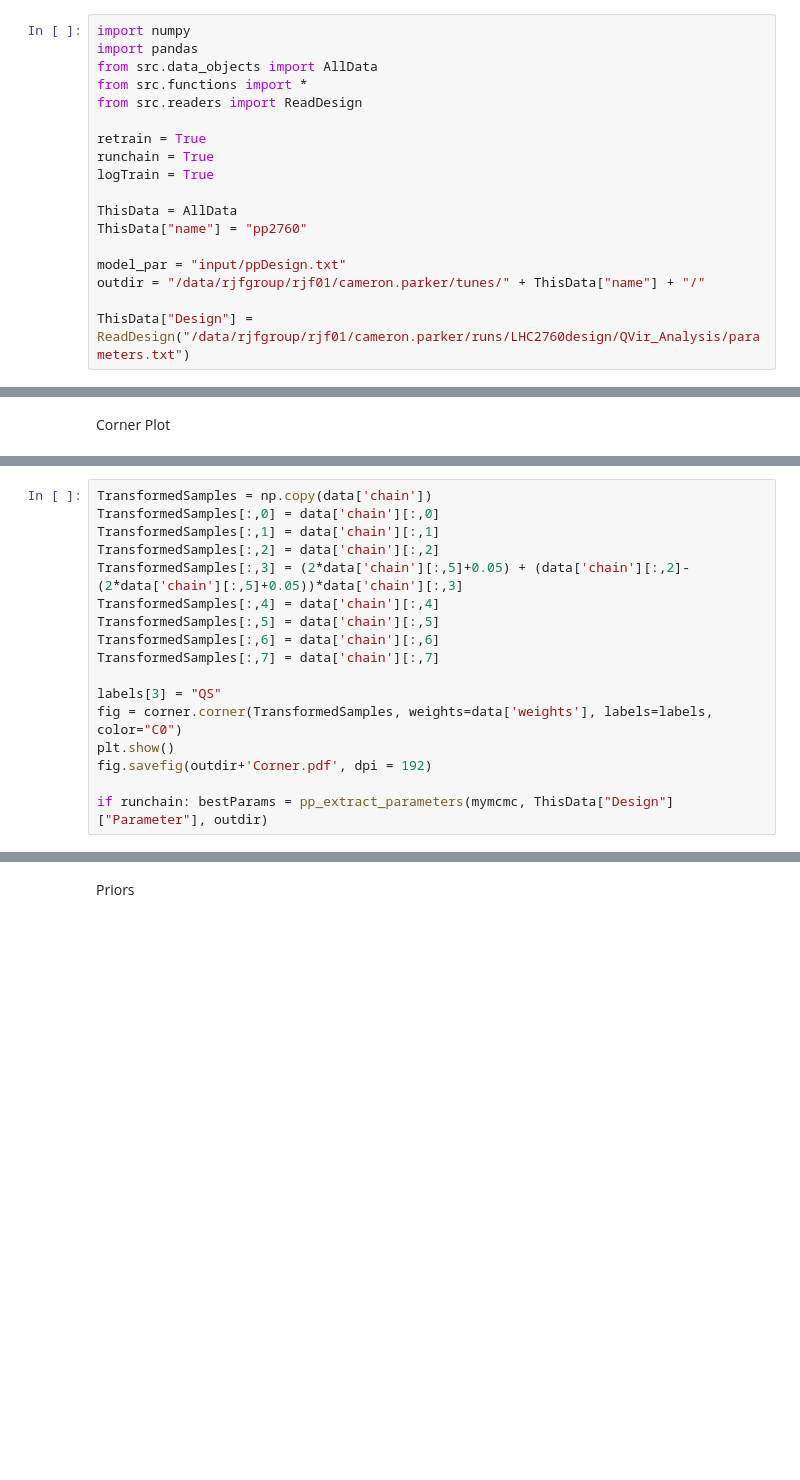
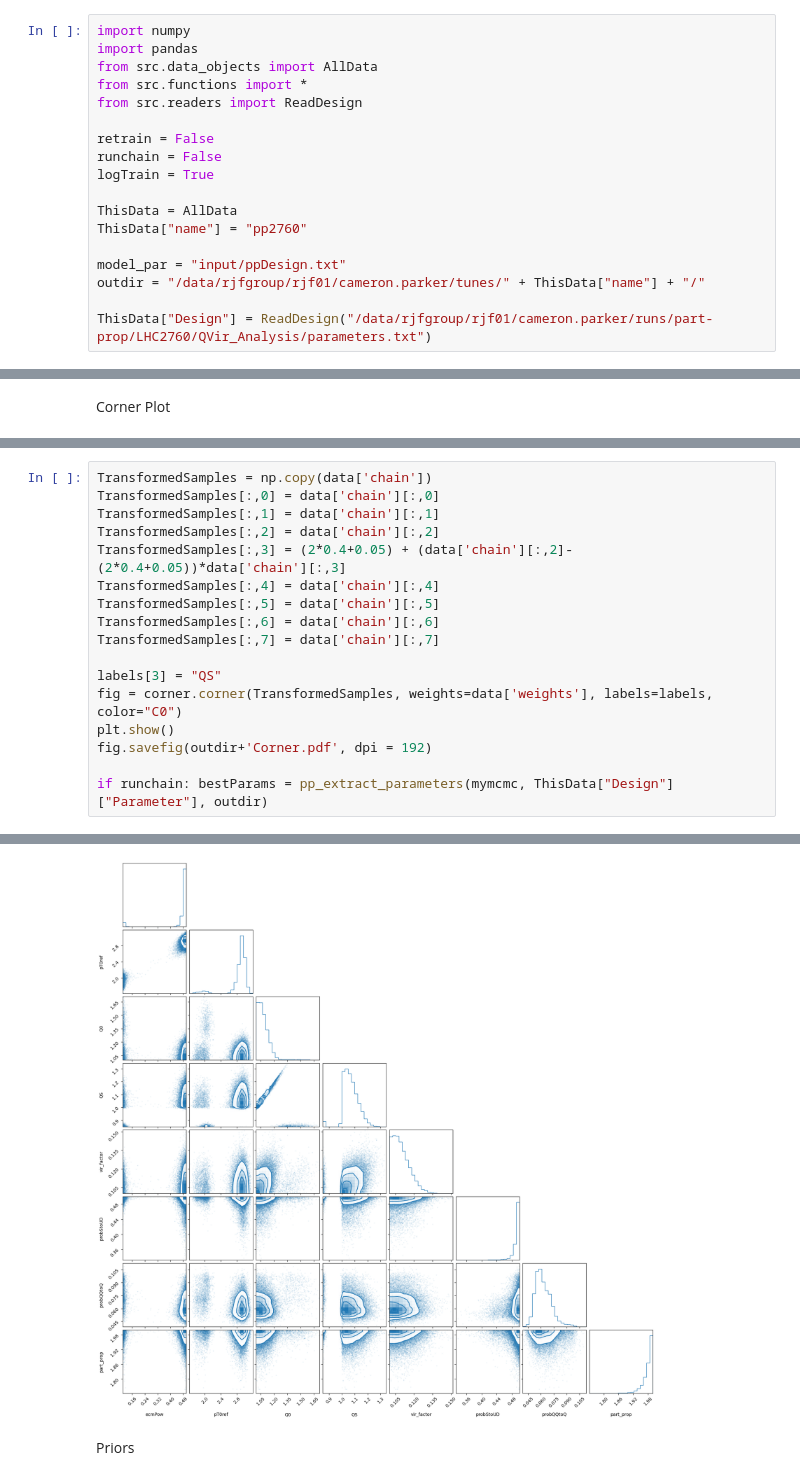
Before and after one commit to cparker24/Bayes-Tune, a Jupyter notebook: pp-tune.ipynb, the cells around one changed output, grey strips where cells are left out. Cells and saved outputs as stored; diff of their text form; blank space fills up the shorter version.

```diff
--- a/pp-tune.ipynb
+++ b/pp-tune.ipynb
@@ -5,8 +5,8 @@ from src.data_objects import AllData
 from src.functions import *
 from src.readers import ReadDesign
 
-retrain = True
-runchain = True
+retrain = False
+runchain = False
 logTrain = True
 
 ThisData = AllData
@@ -15,4 +15,4 @@ ThisData["name"] = "pp2760"
 model_par = "input/ppDesign.txt"
 outdir = "/data/rjfgroup/rjf01/cameron.parker/tunes/" + ThisData["name"] + "/"
 
-ThisData["Design"] = ReadDesign("/data/rjfgroup/rjf01/cameron.parker/runs/LHC2760design/QVir_Analysis/parameters.txt")
+ThisData["Design"] = ReadDesign("/data/rjfgroup/rjf01/cameron.parker/runs/part-prop/LHC2760/QVir_Analysis/parameters.txt")
@@ -101,7 +167,7 @@ TransformedSamples = np.copy(data['chain'])
 TransformedSamples[:,0] = data['chain'][:,0]
 TransformedSamples[:,1] = data['chain'][:,1]
 TransformedSamples[:,2] = data['chain'][:,2]
-TransformedSamples[:,3] = (2*data['chain'][:,5]+0.05) + (data['chain'][:,2]-(2*data['chain'][:,5]+0.05))*data['chain'][:,3]
+TransformedSamples[:,3] = (2*0.4+0.05) + (data['chain'][:,2]-(2*0.4+0.05))*data['chain'][:,3]
 TransformedSamples[:,4] = data['chain'][:,4]
 TransformedSamples[:,5] = data['chain'][:,5]
 TransformedSamples[:,6] = data['chain'][:,6]
@@ -113,3 +179,4 @@ plt.show()
 fig.savefig(outdir+'Corner.pdf', dpi = 192)
 
 if runchain: bestParams = pp_extract_parameters(mymcmc, ThisData["Design"]["Parameter"], outdir)
+# %% [output]
@@ -116,3 +189,4 @@ if runchain: bestParams = pp_extract_parameters(mymcmc, ThisData["Design"]["Para
+[figure, added]
 # %% [markdown]
 Priors
 # %%
```
Also changed, not shown: parts of 9 cells of this notebook, 7 other files.
